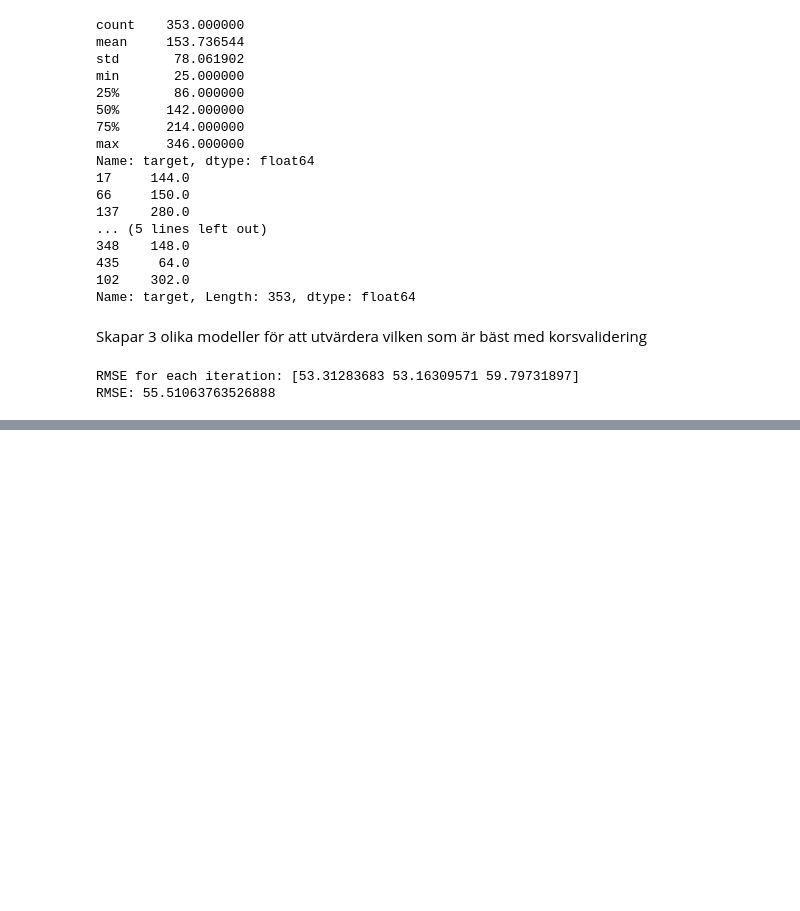
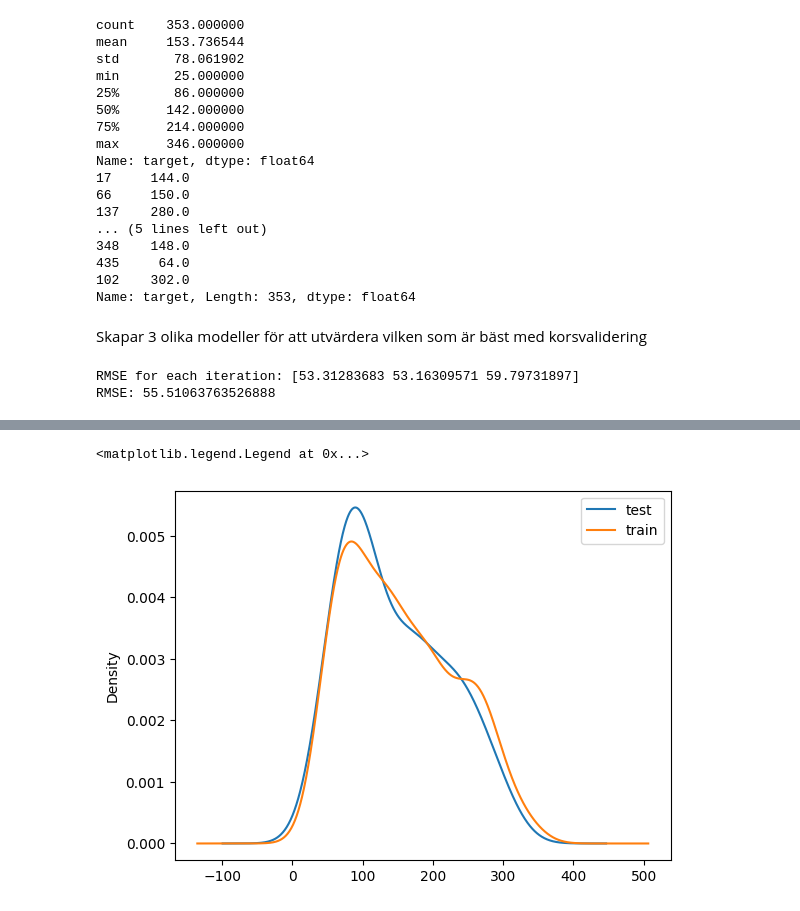
Before and after one commit to pejohans/python_and_ai, a Jupyter notebook: ai_ovningsuppgifter/regression_kodexempel.ipynb, the cells around one changed output, grey strips where cells are left out. Cells and saved outputs as stored; diff of their text form; code cells hidden in the pictures; blank space fills up the shorter version.

Commit message:
Added multiple training exercises

```diff
--- a/ai_ovningsuppgifter/regression_kodexempel.ipynb
+++ b/ai_ovningsuppgifter/regression_kodexempel.ipynb
@@ -173,0 +181,15 @@ print(lasso_reg.best_params_)
+# %%
+forest = RandomForestRegressor()
+param_grid = {
+    'n_estimators': [10, 100, 120],
+    'max_depth' : [None, 10],
+}
+
+forest_reg = GridSearchCV(forest, param_grid=param_grid, cv=5)
+forest_reg.fit(X_train, y_train)
+
+print(forest_reg.best_params_)
+
+scores_forest = cross_validate(forest_reg, X_train, y_train, cv=3, scoring='neg_mean_squared_error')['test_score']
+print(f'RMSE 1: {np.sqrt(-scores_forest)}')
+print(f'RMSE 2: {np.sqrt(np.mean(-scores_forest))}')
@@ -173,0 +200,2 @@ print(lasso_reg.best_params_)
+# %%
+lin_reg.fit(X_train, y_train)
@@ -173,0 +218,7 @@ print(lasso_reg.best_params_)
+# %%
+y_test.plot.density(label='test')
+y_train.plot.density(label='train')
+plt.legend()
+# %% [output]
+<matplotlib.legend.Legend at 0x...>
+[figure, added]
```
Also changed, not shown: parts of 8 cells of this notebook, 9 other files.
